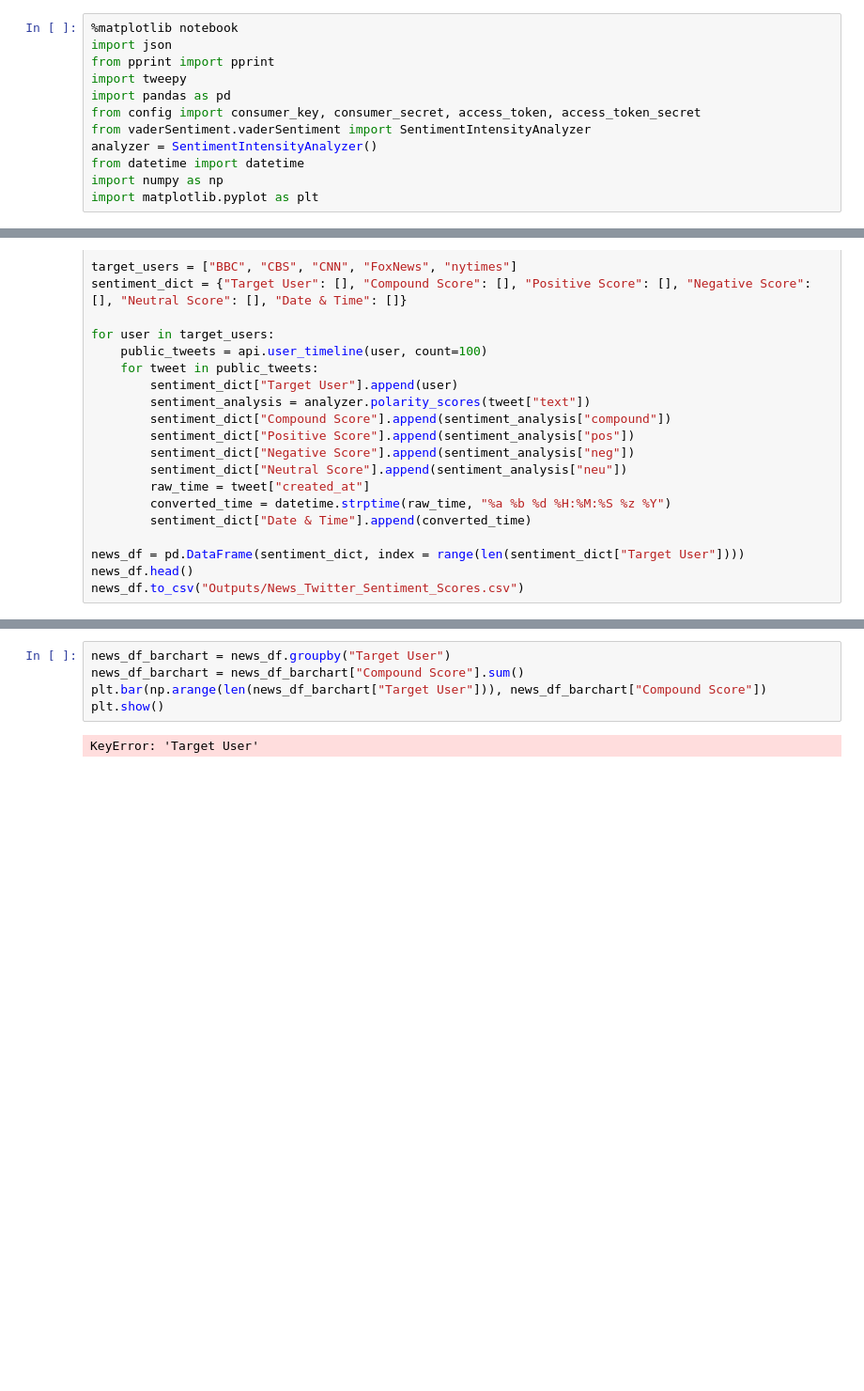
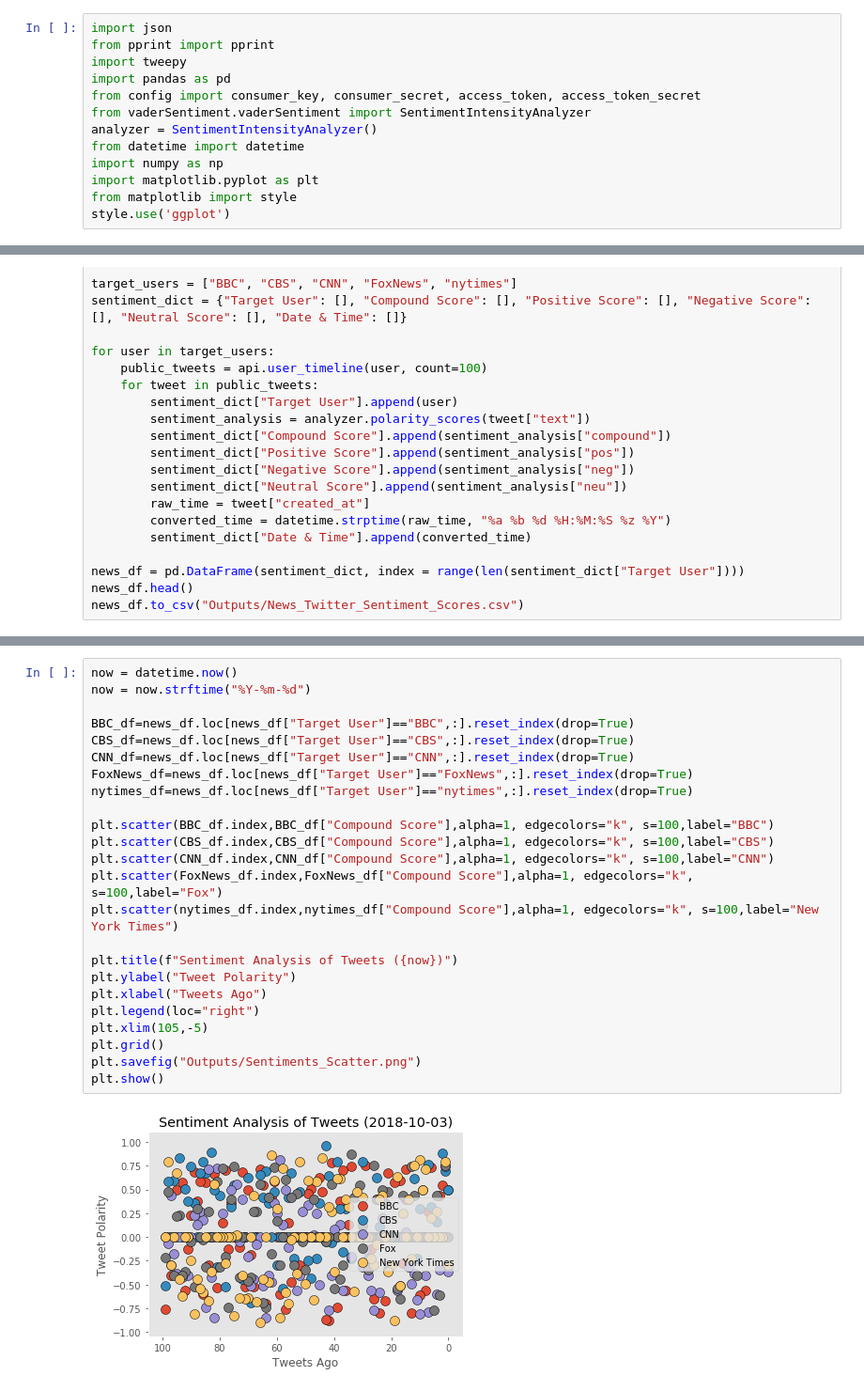
Before and after one commit to manda036/Homework7, a Jupyter notebook: Homework7.ipynb, the cells around one changed output, grey strips where cells are left out. Shown: that part at 94% size. Saved outputs shown, nothing was run; the diff lists cells and outputs as text; blank space fills up the shorter version.

```diff
--- a/Homework7.ipynb
+++ b/Homework7.ipynb
@@ -1,5 +1,4 @@
 # %%
-%matplotlib notebook
 import json
 from pprint import pprint
 import tweepy
@@ -10,6 +9,8 @@ analyzer = SentimentIntensityAnalyzer()
 from datetime import datetime
 import numpy as np
 import matplotlib.pyplot as plt
+from matplotlib import style
+style.use('ggplot')
 # %%
 auth = tweepy.OAuthHandler(consumer_key, consumer_secret)
 auth.set_access_token(access_token, access_token_secret)
@@ -44,7 +38,26 @@ TypeError: invalid type promotion
-# %%
-news_df_barchart = news_df.groupby("Target User")
-news_df_barchart = news_df_barchart["Compound Score"].sum()
-plt.bar(np.arange(len(news_df_barchart["Target User"])), news_df_barchart["Compound Score"])
-plt.show()
-# %% [output]
-KeyError: 'Target User'
+# %%
+now = datetime.now()
+now = now.strftime("%Y-%m-%d")
+
+BBC_df=news_df.loc[news_df["Target User"]=="BBC",:].reset_index(drop=True)
+CBS_df=news_df.loc[news_df["Target User"]=="CBS",:].reset_index(drop=True)
+CNN_df=news_df.loc[news_df["Target User"]=="CNN",:].reset_index(drop=True)
+FoxNews_df=news_df.loc[news_df["Target User"]=="FoxNews",:].reset_index(drop=True)
+nytimes_df=news_df.loc[news_df["Target User"]=="nytimes",:].reset_index(drop=True)
+
+plt.scatter(BBC_df.index,BBC_df["Compound Score"],alpha=1, edgecolors="k", s=100,label="BBC")
+plt.scatter(CBS_df.index,CBS_df["Compound Score"],alpha=1, edgecolors="k", s=100,label="CBS")
+plt.scatter(CNN_df.index,CNN_df["Compound Score"],alpha=1, edgecolors="k", s=100,label="CNN")
+plt.scatter(FoxNews_df.index,FoxNews_df["Compound Score"],alpha=1, edgecolors="k", s=100,label="Fox")
+plt.scatter(nytimes_df.index,nytimes_df["Compound Score"],alpha=1, edgecolors="k", s=100,label="New York Times")
+
+plt.title(f"Sentiment Analysis of Tweets ({now})")
+plt.ylabel("Tweet Polarity")
+plt.xlabel("Tweets Ago")
+plt.legend(loc="right")
+plt.xlim(105,-5)
+plt.grid()
+plt.savefig("Outputs/Sentiments_Scatter.png")
+plt.show()
+# %% [output]
+[figure, added]
```
Also changed, not shown: parts of 2 cells of this notebook, 4 other files.
